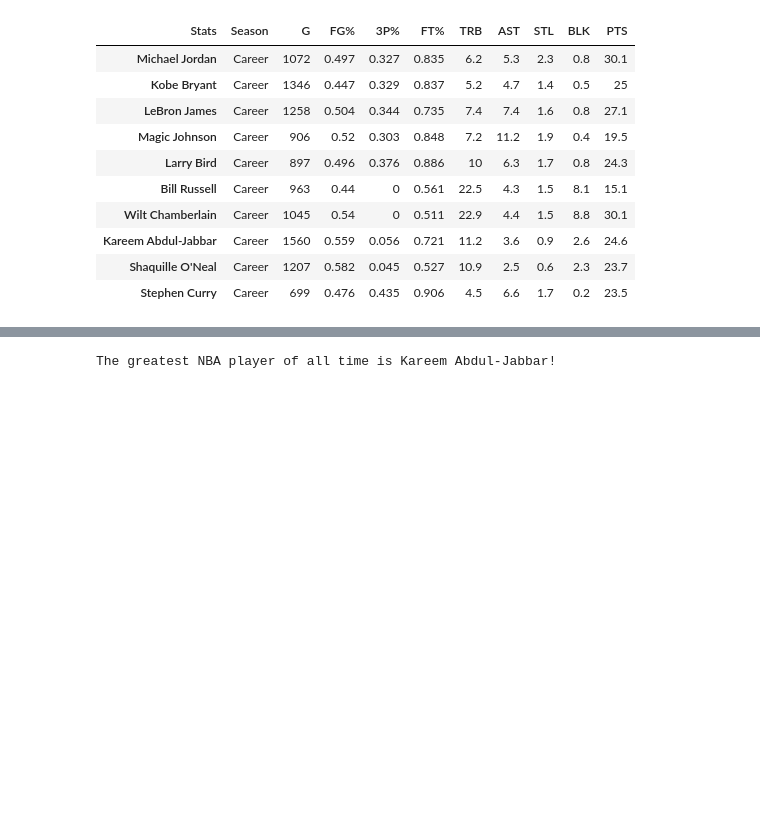
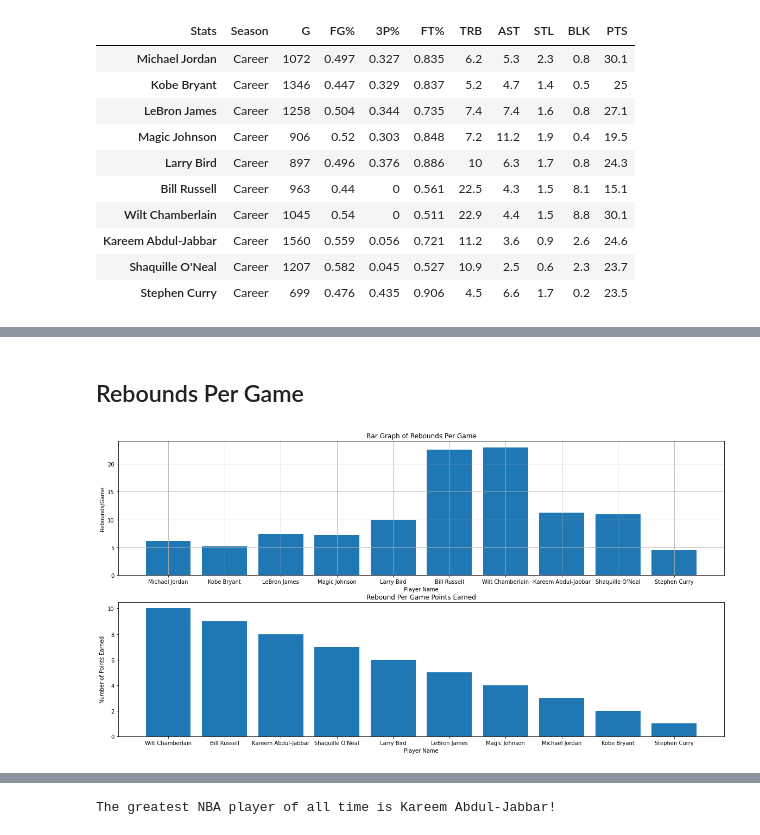
Before and after one commit to gdjeudeu/Project-1, a Jupyter notebook: Project_1.ipynb, the cells around one changed output, grey strips where cells are left out. Cells and saved outputs as stored; diff of their text form; code cells hidden in the pictures; blank space fills up the shorter version.

```diff
--- a/Project_1.ipynb
+++ b/Project_1.ipynb
@@ -395,0 +203,25 @@ plt.show()
+# %% [markdown]
+## Rebounds Per Game
+# %%
+#Determine who has the most rebounds per game
+temp = points_assigner("TRB")
+scoreboard_df = scoreboard_df.merge(temp, on = "Players", how = "right")
+
+#creating graph of rebounds per game
+fig, axs = plt.subplots(2, 1, figsize = (20,10))
+axs[0].set_title("Bar Graph of Rebounds Per Game")
+axs[0].bar(player_df.index, player_df["TRB"])
+axs[0].set_xlabel("Player Name")
+axs[0].set_ylabel("Rebounds/Game")
+axs[0].grid()
+
+#creating graph of rebounds points earned
+axs[1].set_title("Rebound Per Game Points Earned")
+axs[1].bar(temp.Players, temp["TRB PTS"])
+axs[1].set_xlabel("Player Name")
+axs[1].set_ylabel("Number of Points Earned")
+
+plt.savefig("output/rebounds_bar_charts")
+plt.show()
+# %% [output]
+[figure, added]
```
Also changed, not shown: parts of 43 cells of this notebook, 27 other files.
